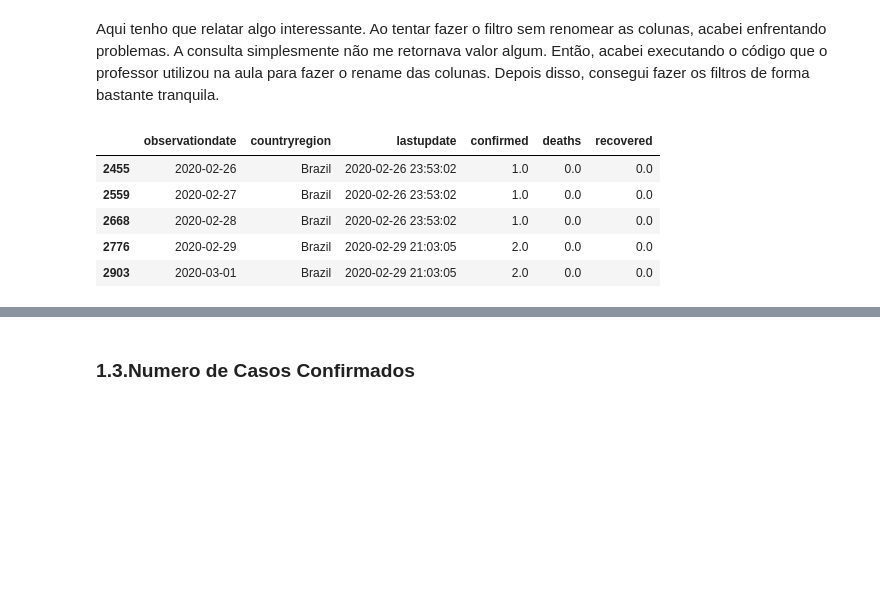
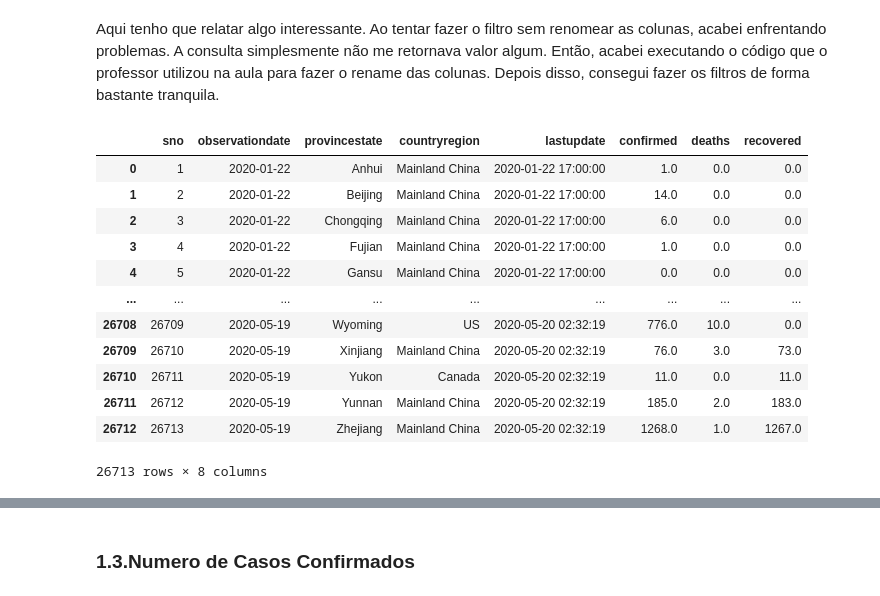
Before and after one commit to j2evaldo/covid_dio, a Jupyter notebook: covid.ipynb, the cells around one changed output, grey strips where cells are left out. Drawn from its saved outputs; the diff is of its cells as text; code cells hidden in the pictures; blank space fills up the shorter version.

```diff
--- a/covid.ipynb
+++ b/covid.ipynb
@@ -127,14 +127,21 @@ def corrige_colunas(col_name):
     return re.sub(r"[/| ]", "", col_name).lower()
 
 df.columns = [corrige_colunas(col) for col in df.columns]
+# %%
+df
+# %% [output]
+|  | sno | observationdate | provincestate | countryregion | lastupdate | confirmed | deaths | recovered |
+| 0 | 1 | 2020-01-22 | Anhui | Mainland China | 2020-01-22 17:00:00 | 1.0 | 0.0 | 0.0 |
+| 1 | 2 | 2020-01-22 | Beijing | Mainland China | 2020-01-22 17:00:00 | 14.0 | 0.0 | 0.0 |
+| 2 | 3 | 2020-01-22 | Chongqing | Mainland China | 2020-01-22 17:00:00 | 6.0 | 0.0 | 0.0 |
+| 3 | 4 | 2020-01-22 | Fujian | Mainland China | 2020-01-22 17:00:00 | 1.0 | 0.0 | 0.0 |
+| 4 | 5 | 2020-01-22 | Gansu | Mainland China | 2020-01-22 17:00:00 | 0.0 | 0.0 | 0.0 |
+| ... | ... | ... | ... | ... | ... | ... | ... | ... |
+| 26708 | 26709 | 2020-05-19 | Wyoming | US | 2020-05-20 02:32:19 | 776.0 | 10.0 | 0.0 |
+| 26709 | 26710 | 2020-05-19 | Xinjiang | Mainland China | 2020-05-20 02:32:19 | 76.0 | 3.0 | 73.0 |
+| 26710 | 26711 | 2020-05-19 | Yukon | Canada | 2020-05-20 02:32:19 | 11.0 | 0.0 | 11.0 |
+| 26711 | 26712 | 2020-05-19 | Yunnan | Mainland China | 2020-05-20 02:32:19 | 185.0 | 2.0 | 183.0 |
+| 26712 | 26713 | 2020-05-19 | Zhejiang | Mainland China | 2020-05-20 02:32:19 | 1268.0 | 1.0 | 1267.0 |
+26713 rows × 8 columns
 # %%
-dfBrasil = df.query('countryregion == "Brazil" & confirmed > 0')
-dfBrasil.drop(['provincestate', 'sno'], axis = 1, inplace = True)
-dfBrasil.head()
+dfBrasil = df.query('countryregion == "Brazil"')
-# %% [output]
-|  | observationdate | countryregion | lastupdate | confirmed | deaths | recovered |
-| 2455 | 2020-02-26 | Brazil | 2020-02-26 23:53:02 | 1.0 | 0.0 | 0.0 |
-| 2559 | 2020-02-27 | Brazil | 2020-02-26 23:53:02 | 1.0 | 0.0 | 0.0 |
-| 2668 | 2020-02-28 | Brazil | 2020-02-26 23:53:02 | 1.0 | 0.0 | 0.0 |
-| 2776 | 2020-02-29 | Brazil | 2020-02-29 21:03:05 | 2.0 | 0.0 | 0.0 |
-| 2903 | 2020-03-01 | Brazil | 2020-02-29 21:03:05 | 2.0 | 0.0 | 0.0 |
```
Also changed, not shown: parts of 18 cells of this notebook.
